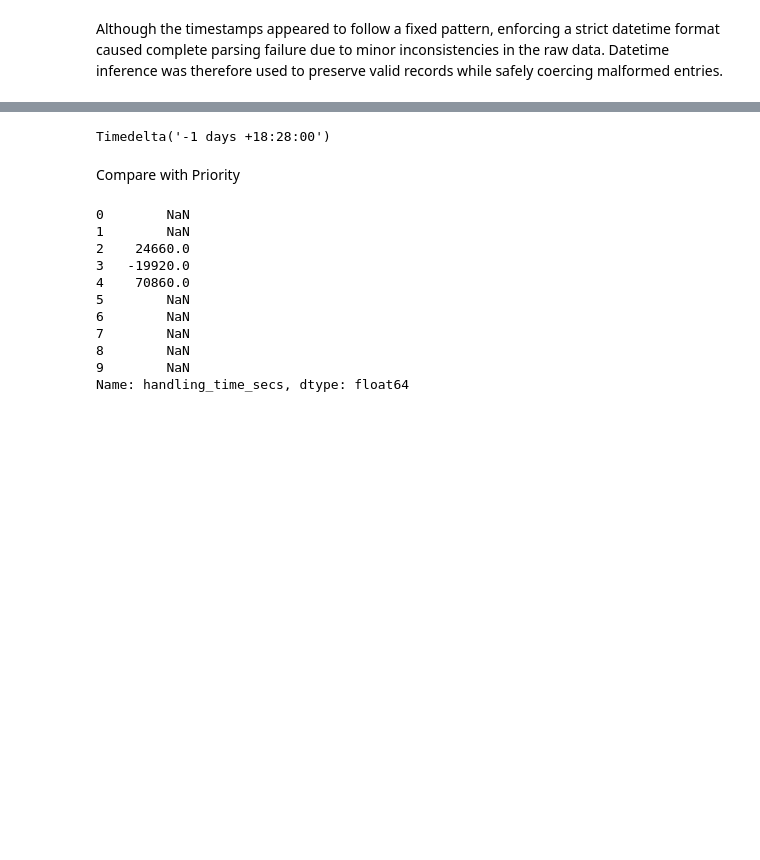
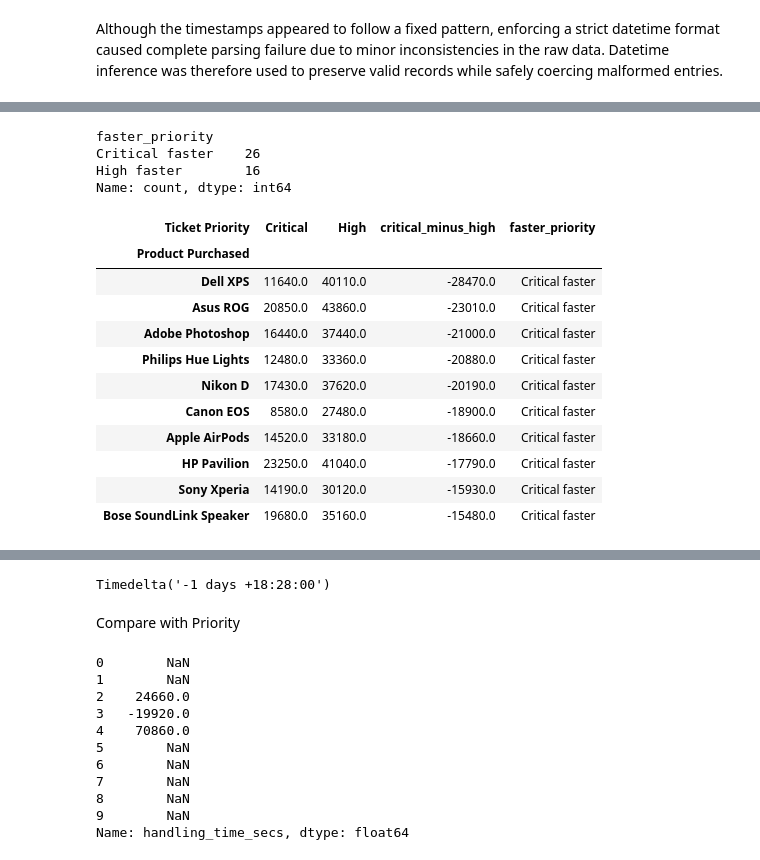
Before and after one commit to kadariramyasri/Lemici_AssignMent_DataEngineering, a Jupyter notebook: notebooks/EDA_Customer_Satisfaction.ipynb, the cells around one changed output, grey strips where cells are left out. Drawn from its saved outputs; the diff is of its cells as text; code cells hidden in the pictures; blank space fills up the shorter version.

```diff
--- a/notebooks/EDA_Customer_Satisfaction.ipynb
+++ b/notebooks/EDA_Customer_Satisfaction.ipynb
@@ -377,0 +545,22 @@ ht_df = df[
+# %%
+product_priority_pivot['faster_priority'].value_counts()
+# %% [output]
+faster_priority
+Critical faster    26
+High faster        16
+Name: count, dtype: int64
+# %%
+product_priority_pivot[product_priority_pivot["faster_priority"] == "Critical faster"].sort_values("critical_minus_high").head(10)
+# %% [output]
+| Ticket Priority | Critical | High | critical_minus_high | faster_priority |
+| Product Purchased |  |  |  |  |
+| Dell XPS | 11640.0 | 40110.0 | -28470.0 | Critical faster |
+| Asus ROG | 20850.0 | 43860.0 | -23010.0 | Critical faster |
+| Adobe Photoshop | 16440.0 | 37440.0 | -21000.0 | Critical faster |
+| Philips Hue Lights | 12480.0 | 33360.0 | -20880.0 | Critical faster |
+| Nikon D | 17430.0 | 37620.0 | -20190.0 | Critical faster |
+| Canon EOS | 8580.0 | 27480.0 | -18900.0 | Critical faster |
+| Apple AirPods | 14520.0 | 33180.0 | -18660.0 | Critical faster |
+| HP Pavilion | 23250.0 | 41040.0 | -17790.0 | Critical faster |
+| Sony Xperia | 14190.0 | 30120.0 | -15930.0 | Critical faster |
+| Bose SoundLink Speaker | 19680.0 | 35160.0 | -15480.0 | Critical faster |
```
Also changed, not shown: parts of 39 cells of this notebook.
